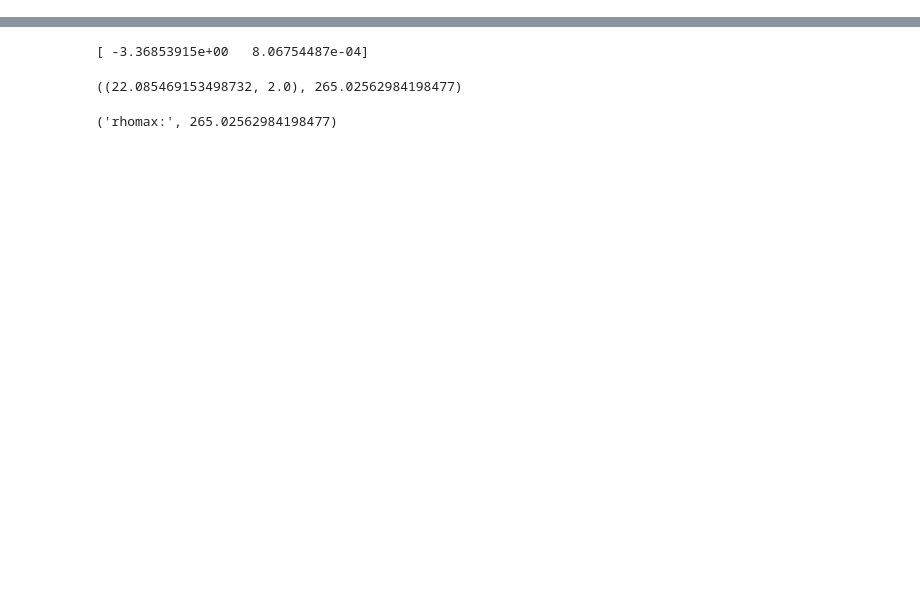
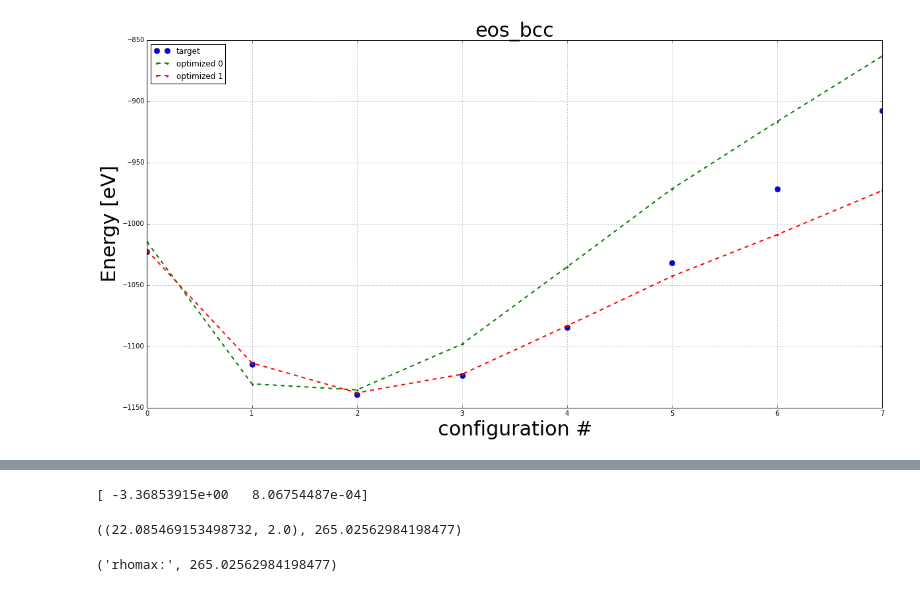
Before and after one commit to vlcekl/eam-models, a Jupyter notebook: notebooks/inspect_and_save.ipynb, the cells around one changed output, grey strips where cells are left out. Saved outputs shown, nothing was run; the diff lists cells and outputs as text; code cells hidden in the pictures; blank space fills up the shorter version.

```diff
--- a/notebooks/inspect_and_save.ipynb
+++ b/notebooks/inspect_and_save.ipynb
@@ -629,0 +132,9 @@ optimal_list
+# %%
+# plot bcc EOS
+select = [10, 11, 6, 3, 4, 5, 7, 2, 1, 12, 13, 14, 15, 16, 17, 18]
+select = [1, 2, 0, 3, 4, 5, 6, 7]
+x_lim = (2, 8)
+y_lim = (-9.0, -7.0)
+plot_udif(targets, stats_list, param_list, 'eos_bcc', select=select, shift=0)#, verbose=1)#-37)#-36)
+# %% [output]
+[figure, added]
```
Also changed, not shown: parts of 47 cells of this notebook, 37 other files.
